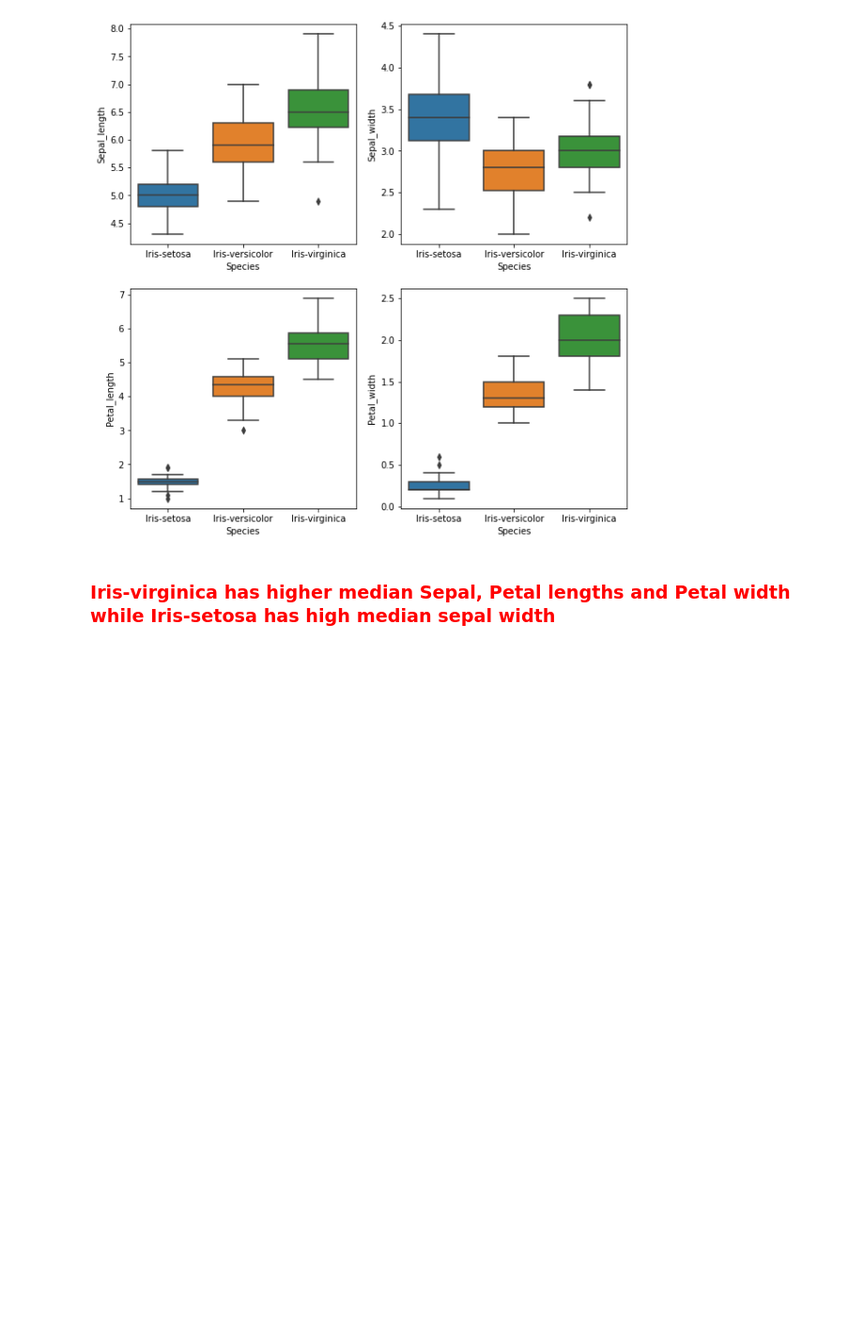
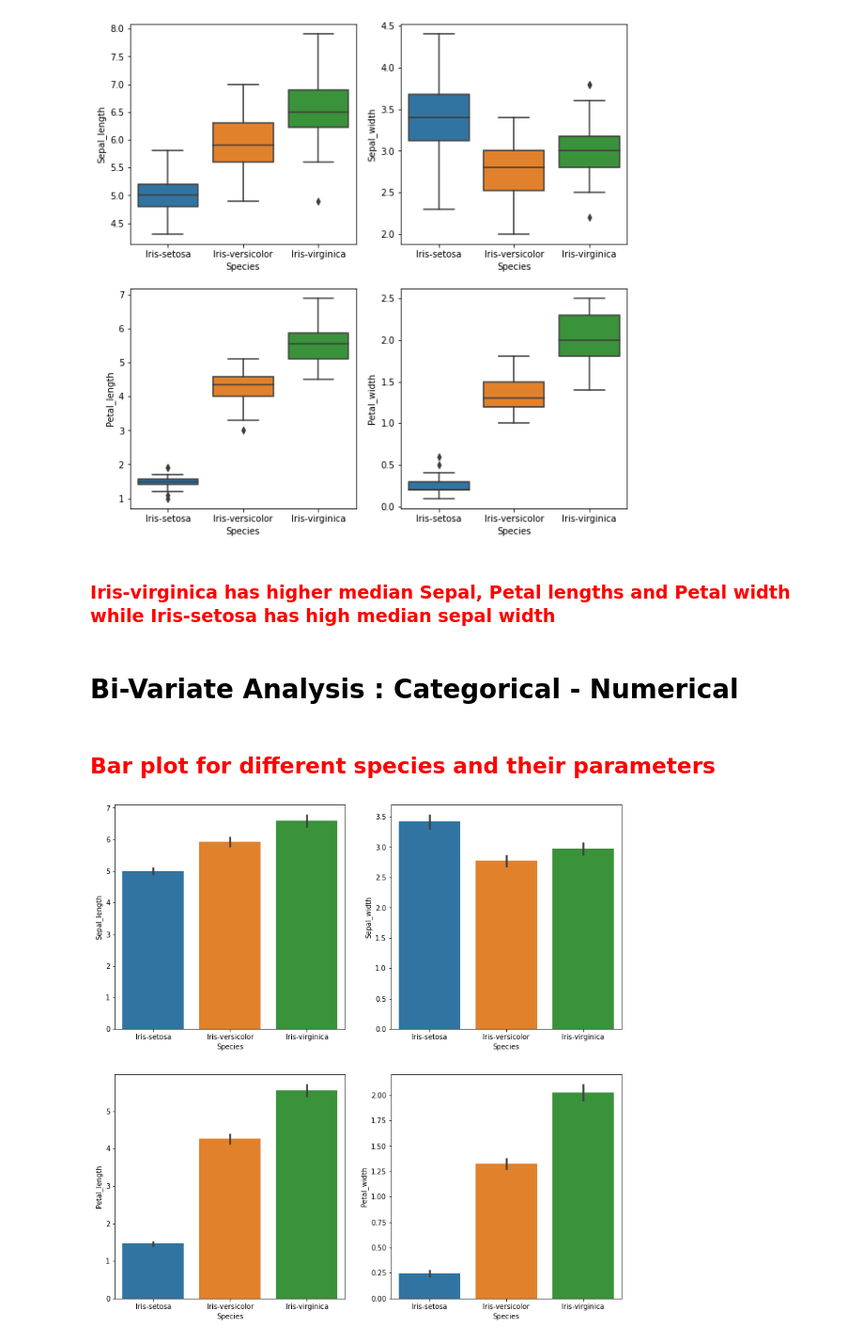
Before and after one commit to Prasadbale/EDA, a Jupyter notebook: iris-eda.ipynb, the cells around one changed output. Shown at 94% size. Saved outputs shown, nothing was run; the diff lists cells and outputs as text; code cells hidden in the pictures; blank space fills up the shorter version.

```diff
--- a/iris-eda.ipynb
+++ b/iris-eda.ipynb
@@ -104,3 +104,22 @@ plt.show()
 [figure]
 # %% [markdown]
 ### <font color = red>Iris-virginica has higher median Sepal, Petal lengths and Petal width while Iris-setosa has high median sepal width</font>
+# %% [markdown]
+# Bi-Variate Analysis : Categorical - Numerical
+# %% [markdown]
+## <font color=red> Bar plot for different species and their parameters </font>
+# %%
+plt.figure(figsize=(13,13))
+
+plt.subplot(2,2,1)
+sns.barplot(x=data.Species,y=data.Sepal_length)
+plt.subplot(2,2,2)
+sns.barplot(x=data.Species,y=data.Sepal_width)
+plt.subplot(2,2,3)
+sns.barplot(x=data.Species,y=data.Petal_length)
+plt.subplot(2,2,4)
+sns.barplot(x=data.Species,y=data.Petal_width)
+
+plt.show()
+# %% [output]
+[figure, added]
```
Also changed, not shown: parts of 6 cells of this notebook.
